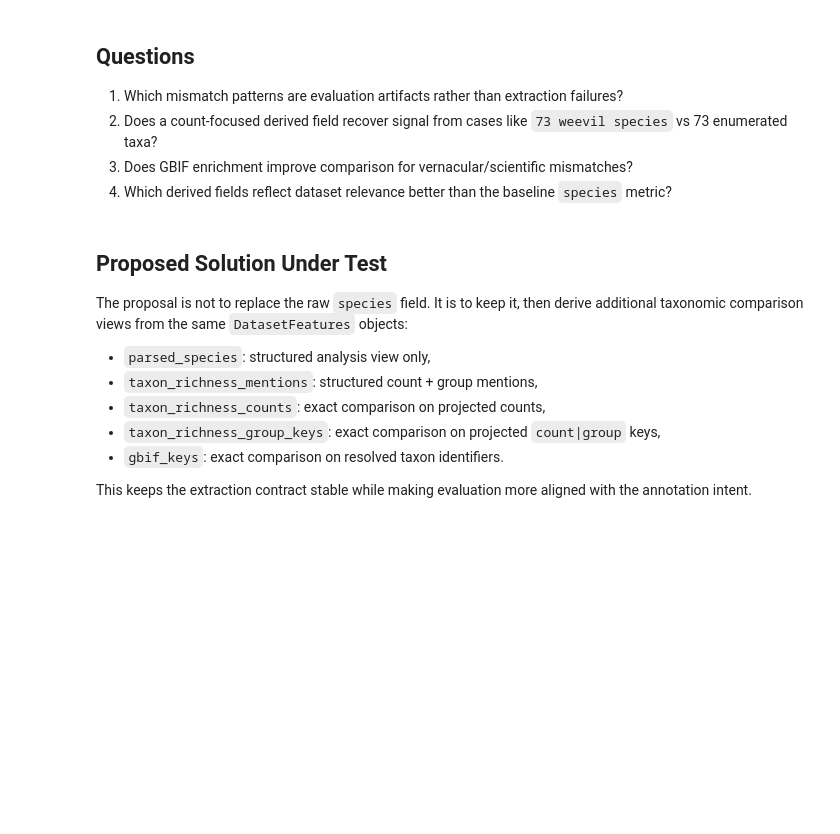
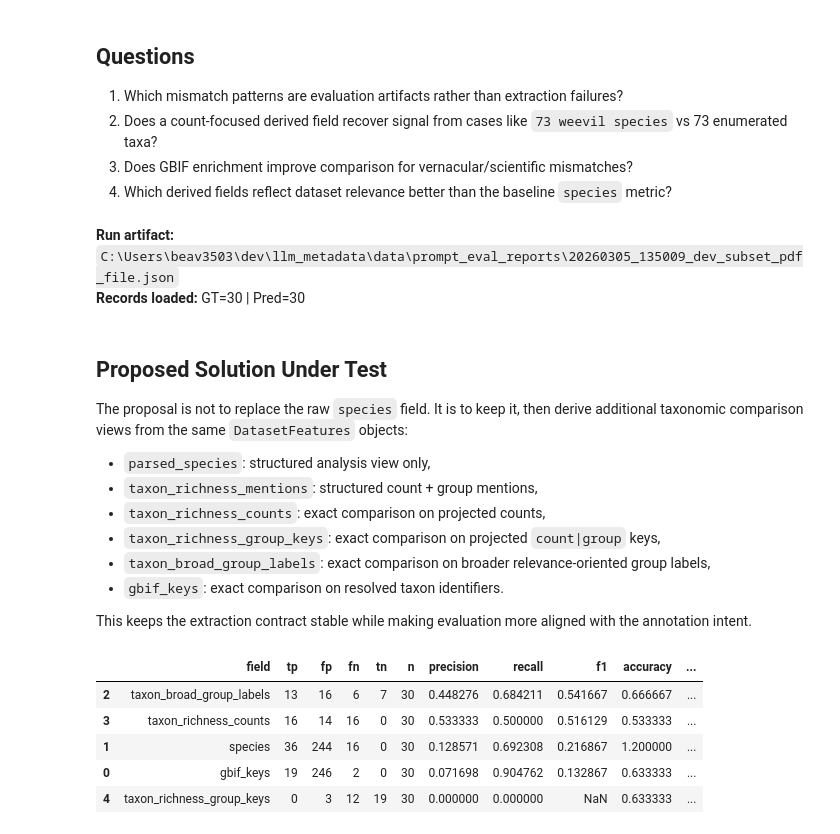
Before and after one commit to BiodiversiteQuebec/llm_metadata, a Jupyter notebook: notebooks/taxonomic_relevance_evaluation.ipynb, the cells around one changed output. Saved outputs shown, nothing was run; the diff lists cells and outputs as text; code cells hidden in the pictures; blank space fills up the shorter version.

```diff
--- a/notebooks/taxonomic_relevance_evaluation.ipynb
+++ b/notebooks/taxonomic_relevance_evaluation.ipynb
@@ -31,24 +33,47 @@ from llm_metadata.taxonomy_eval import (
     evaluate_taxonomy_fields,
 )
 # %%
+PROJECT_ROOT = Path.cwd().resolve()
+while not (PROJECT_ROOT / "pyproject.toml").exists() and PROJECT_ROOT != PROJECT_ROOT.parent:
+    PROJECT_ROOT = PROJECT_ROOT.parent
+
 RUN_GLOB = "*20260305_135009_dev_subset_pdf_file*.json"
-GT_PATH = Path("data/dataset_092624_validated.xlsx")
+GT_PATH = PROJECT_ROOT / "data/dataset_092624_validated.xlsx"
 
-candidates = sorted(Path("artifacts/runs").glob(RUN_GLOB))
-RUN_ARTIFACT_PATH = candidates[0] if candidates else Path("artifacts/runs/20260305_135009_dev_subset_pdf_file.json")
+candidates = sorted((PROJECT_ROOT / "artifacts/runs").glob(RUN_GLOB))
+candidates += sorted((PROJECT_ROOT / "data/prompt_eval_reports").glob(RUN_GLOB))
+RUN_ARTIFACT_PATH = candidates[0] if candidates else PROJECT_ROOT / "data/prompt_eval_reports/20260305_135009_dev_subset_pdf_file.json"
 
 if not RUN_ARTIFACT_PATH.exists():
     raise FileNotFoundError(
         f"Could not find run artifact. Update RUN_GLOB or RUN_ARTIFACT_PATH. Tried: {RUN_ARTIFACT_PATH}"
     )
 
-artifact = RunArtifact.load_json(RUN_ARTIFACT_PATH)
-allowed_ids = [record.gt_record_id for record in artifact.records]
+try:
+    artifact = RunArtifact.load_json(RUN_ARTIFACT_PATH)
+    allowed_ids = [record.gt_record_id for record in artifact.records]
+    pred_by_id = artifact.predictions_by_id(DatasetFeatures)
+except Exception:
+    artifact = None
+    raw_report = json.loads(RUN_ARTIFACT_PATH.read_text(encoding="utf-8"))
+    allowed_ids = [int(record_id) for record_id in raw_report["records"].keys()]
+    pred_rows = {}
+    for row in raw_report["field_results"]:
+        record_id = str(row["record_id"])
+        pred_rows.setdefault(record_id, {})[row["field"]] = row["pred_value"]
+    pred_by_id = {
+        record_id: DatasetFeatures.model_validate(values)
+        for record_id, values in pred_rows.items()
+    }
+
 true_by_id = build_ground_truth_by_id(GT_PATH, allowed_ids=allowed_ids)
-pred_by_id = artifact.predictions_by_id(DatasetFeatures)
 
-display(Markdown(f"**Run artifact:** `{RUN_ARTIFACT_PATH}`  \
-+**Records loaded:** GT={len(true_by_id)} | Pred={len(pred_by_id)}`"))
+display(Markdown(
+    f"**Run artifact:** `{RUN_ARTIFACT_PATH}`  \n**Records loaded:** GT={len(true_by_id)} | Pred={len(pred_by_id)}"
+))
+# %% [output]
+**Run artifact:** `C:\Users\beav3503\dev\llm_metadata\data\prompt_eval_reports\20260305_135009_dev_subset_pdf_file.json`
+**Records loaded:** GT=30 | Pred=30
 # %% [markdown]
 ## Proposed Solution Under Test
 
@@ -58,28 +83,37 @@ The proposal is not to replace the raw `species` field. It is to keep it, then d
 - `taxon_richness_mentions`: structured count + group mentions,
 - `taxon_richness_counts`: exact comparison on projected counts,
 - `taxon_richness_group_keys`: exact comparison on projected `count|group` keys,
+- `taxon_broad_group_labels`: exact comparison on broader relevance-oriented group labels,
 - `gbif_keys`: exact comparison on resolved taxon identifiers.
 
 This keeps the extraction contract stable while making evaluation more aligned with the annotation intent.
 # %%
 FIELDS = [
     "species",
     "taxon_richness_counts",
     "taxon_richness_group_keys",
+    "taxon_broad_group_labels",
     "gbif_keys",
 ]
 
 # Set include_gbif=False if you want to avoid live GBIF lookups or rely only on cached calls.
 report = evaluate_taxonomy_fields(
     true_by_id=true_by_id,
     pred_by_id=pred_by_id,
     fields=FIELDS,
     include_gbif=True,
     gbif_confidence_threshold=80,
 )
 
 metrics_df = report.metrics_to_pandas().sort_values(["f1", "precision", "recall"], ascending=False)
 metrics_df
+# %% [output]
+|  | field | tp | fp | fn | tn | n | precision | recall | f1 | accuracy | ... |
+| 2 | taxon_broad_group_labels | 13 | 16 | 6 | 7 | 30 | 0.448276 | 0.684211 | 0.541667 | 0.666667 | ... |
+| 3 | taxon_richness_counts | 16 | 14 | 16 | 0 | 30 | 0.533333 | 0.500000 | 0.516129 | 0.533333 | ... |
+| 1 | species | 36 | 244 | 16 | 0 | 30 | 0.128571 | 0.692308 | 0.216867 | 1.200000 | ... |
+| 0 | gbif_keys | 19 | 246 | 2 | 0 | 30 | 0.071698 | 0.904762 | 0.132867 | 0.633333 | ... |
+| 4 | taxon_richness_group_keys | 0 | 3 | 12 | 19 | 30 | 0.000000 | 0.000000 | NaN | 0.633333 | ... |
 # %%
 true_enriched = enrich_indexed_models(true_by_id, include_gbif=False)
 pred_enriched = enrich_indexed_models(pred_by_id, include_gbif=False)
```
Also changed, not shown: parts of 5 cells of this notebook, 6 other files.
